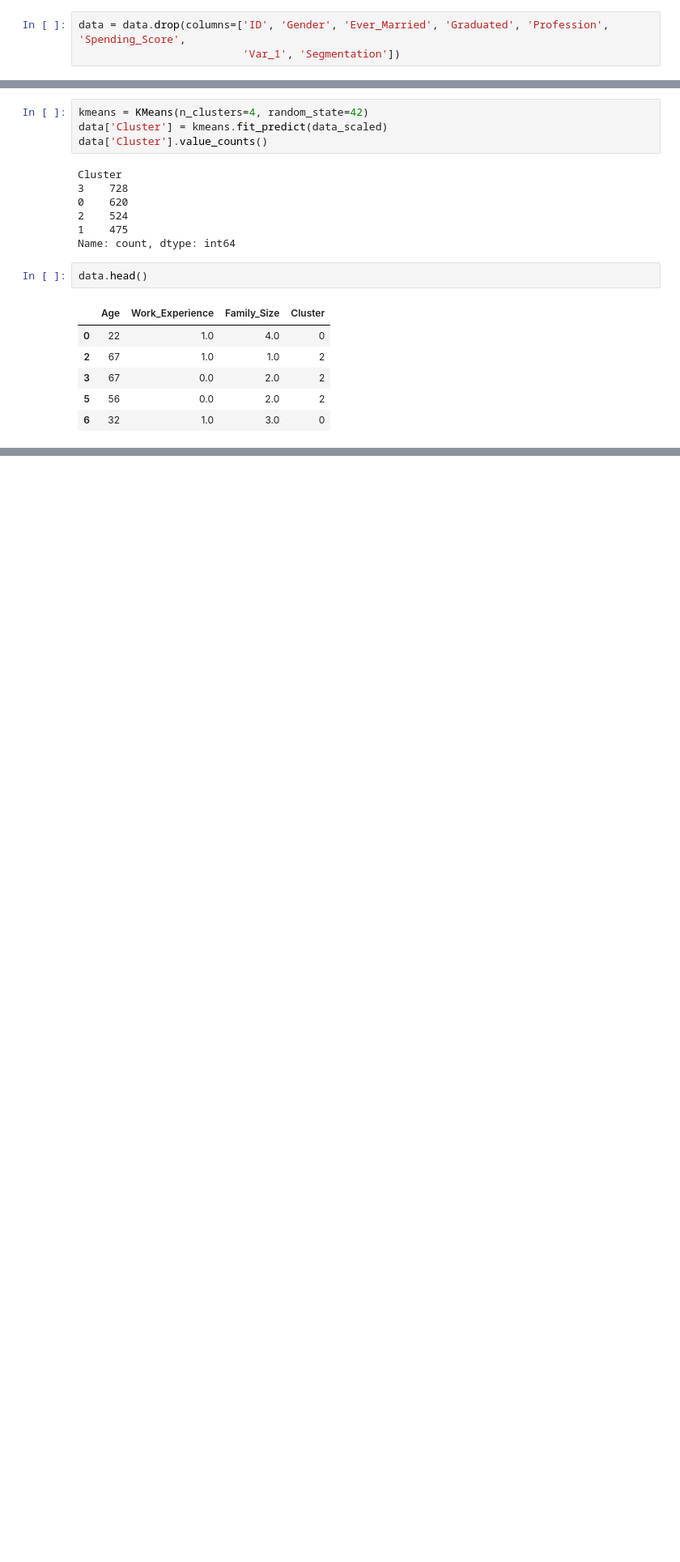
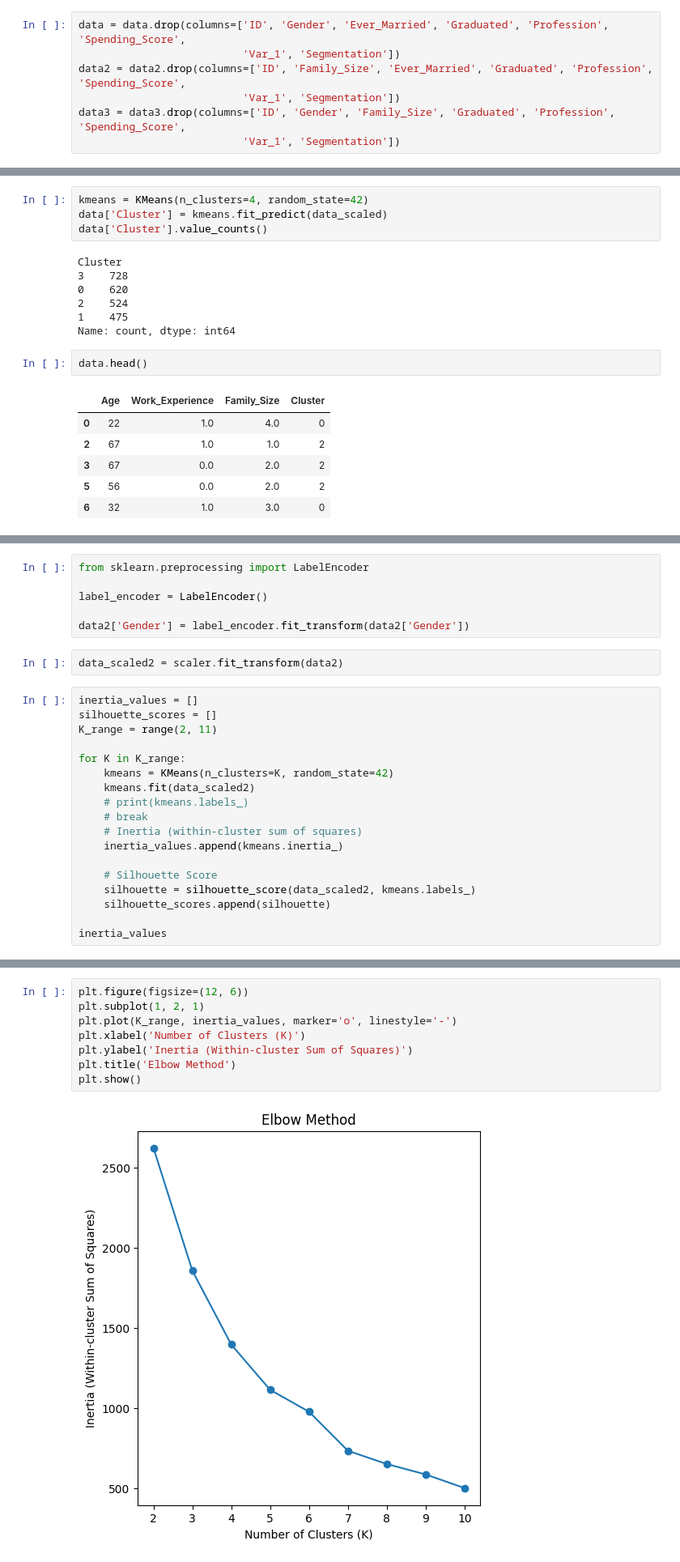
Before and after one commit to koratjay2022/bia_project, a Jupyter notebook: Clustering/Elbow_Method_Silhouette_Score/Practice_Elbow_Method_Silhouette.ipynb, the cells around one changed output, grey strips where cells are left out. Shown at 81% size. Saved outputs shown, nothing was run; the diff lists cells and outputs as text; blank space fills up the shorter version.

Commit message:
Gender and Ever_Married Cluster added

```diff
--- a/Clustering/Elbow_Method_Silhouette_Score/Practice_Elbow_Method_Silhouette.ipynb
+++ b/Clustering/Elbow_Method_Silhouette_Score/Practice_Elbow_Method_Silhouette.ipynb
@@ -42,6 +43,10 @@ memory usage: 919.2+ KB
 # %%
 data = data.drop(columns=['ID', 'Gender', 'Ever_Married', 'Graduated', 'Profession', 'Spending_Score',
                           'Var_1', 'Segmentation'])
+data2 = data2.drop(columns=['ID', 'Family_Size', 'Ever_Married', 'Graduated', 'Profession', 'Spending_Score',
+                          'Var_1', 'Segmentation'])
+data3 = data3.drop(columns=['ID', 'Gender', 'Family_Size', 'Graduated', 'Profession', 'Spending_Score',
+                          'Var_1', 'Segmentation'])
 # %%
 data.isnull().sum()
 # %% [output]
@@ -173,0 +212,26 @@ Text(0.5, 1.0, 'K-means Clustering')
+# %%
+from sklearn.preprocessing import LabelEncoder
+
+label_encoder = LabelEncoder()
+
+data2['Gender'] = label_encoder.fit_transform(data2['Gender'])
+# %%
+data_scaled2 = scaler.fit_transform(data2)
+# %%
+inertia_values = []
+silhouette_scores = []
+K_range = range(2, 11)
+
+for K in K_range:
+    kmeans = KMeans(n_clusters=K, random_state=42)
+    kmeans.fit(data_scaled2)
+    # print(kmeans.labels_)
+    # break
+    # Inertia (within-cluster sum of squares)
+    inertia_values.append(kmeans.inertia_)
+
+    # Silhouette Score
+    silhouette = silhouette_score(data_scaled2, kmeans.labels_)
+    silhouette_scores.append(silhouette)
+
+inertia_values
@@ -173,0 +252,10 @@ Text(0.5, 1.0, 'K-means Clustering')
+# %%
+plt.figure(figsize=(12, 6))
+plt.subplot(1, 2, 1)
+plt.plot(K_range, inertia_values, marker='o', linestyle='-')
+plt.xlabel('Number of Clusters (K)')
+plt.ylabel('Inertia (Within-cluster Sum of Squares)')
+plt.title('Elbow Method')
+plt.show()
+# %% [output]
+[figure, added]
```
Also changed, not shown: parts of 31 cells of this notebook.
